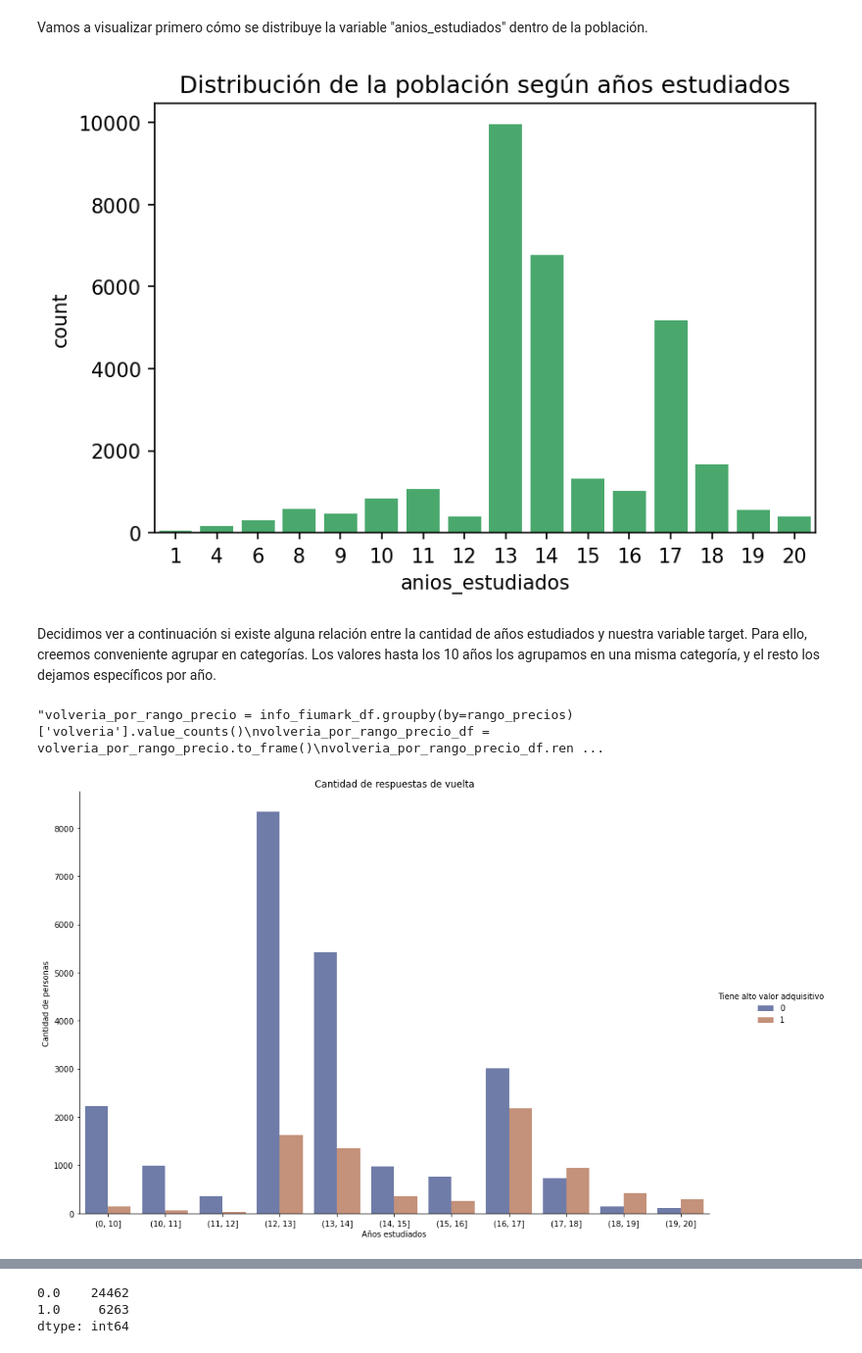
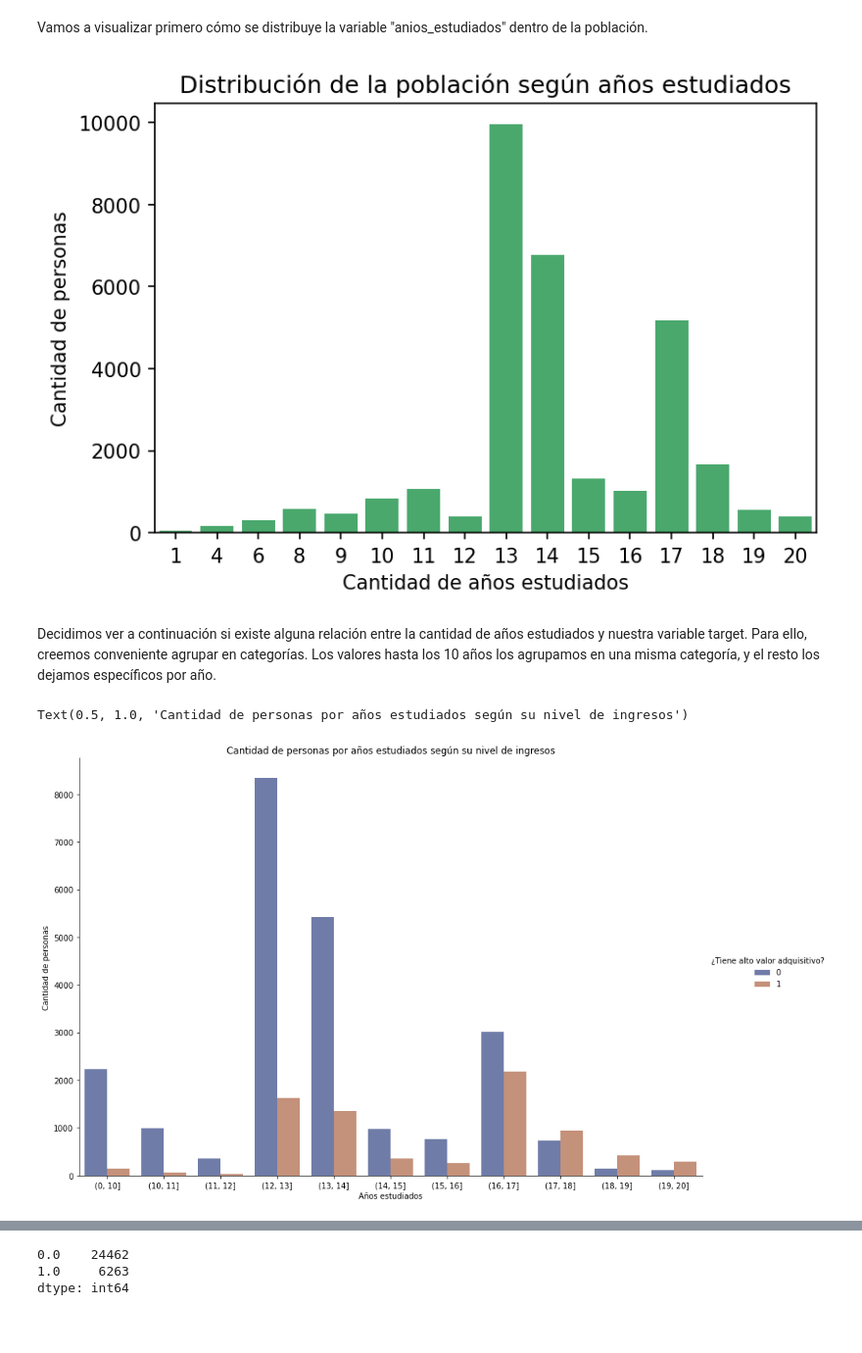
Before and after one commit to MateoCraviotto/Organizacion-de-datos-fiuba-1, a Jupyter notebook: TP1/notebookTp1.ipynb, the cells around one changed output, grey strips where cells are left out. Shown at 98% size. Cells and saved outputs as stored; diff of their text form; code cells hidden in the pictures; blank space fills up the shorter version.

```diff
--- a/TP1/notebookTp1.ipynb
+++ b/TP1/notebookTp1.ipynb
@@ -665,27 +646,29 @@ Vamos a visualizar primero cómo se distribuye la variable "anios_estudiados" de
 plt.figure(dpi=150)
 sns.countplot(data=df, x='anios_estudiados', color=(0.23, 0.72, 0.41))
 plt.title("Distribución de la población según años estudiados")
+plt.xlabel("Cantidad de años estudiados")
+plt.ylabel("Cantidad de personas")
 plt.show()
 # %% [output]
-[figure, old version]
+[figure, new version]
 # %% [markdown]
 Decidimos ver a continuación si existe alguna relación entre la cantidad de años estudiados y nuestra variable target. Para ello, creemos conveniente agrupar en categorías. Los valores hasta los 10 años los agrupamos en una misma categoría, y el resto los dejamos específicos por año.
 # %%
 bins = [0, 10, 11, 12, 13, 14, 15, 16, 17, 18, 19, 20]
 categorias_anios = pd.cut(df['anios_estudiados'], bins=bins)
 
 tipo_ingresos_por_anios_estudiados = df.groupby(by=categorias_anios)['tiene_alto_valor_adquisitivo'].value_counts()
 df_aux = tipo_ingresos_por_anios_estudiados.to_frame()
 df_aux.rename(columns={'tiene_alto_valor_adquisitivo':'Cantidad de personas'},inplace=True)
 df_aux.reset_index(inplace=True)
-df_aux.rename(columns={'tiene_alto_valor_adquisitivo':'Tiene alto valor adquisitivo','anios_estudiados':'Años estudiados'},inplace=True)
+df_aux.rename(columns={'tiene_alto_valor_adquisitivo':'¿Tiene alto valor adquisitivo?','anios_estudiados':'Años estudiados'},inplace=True)
 
 sns.catplot(
     data=df_aux, kind="bar",
-    x="Años estudiados", y="Cantidad de personas", hue="Tiene alto valor adquisitivo",
+    x="Años estudiados", y="Cantidad de personas", hue="¿Tiene alto valor adquisitivo?",
     ci=None, palette="dark", alpha=.6, height=8,aspect=1.5
 )
-plt.title("Cantidad de respuestas de vuelta")
+plt.title("Cantidad de personas por años estudiados según su nivel de ingresos")
 # %% [output]
-"volveria_por_rango_precio = info_fiumark_df.groupby(by=rango_precios)['volveria'].value_counts()\nvolveria_por_rango_precio_df = volveria_por_rango_precio.to_frame()\nvolveria_por_rango_precio_df.ren ...
+Text(0.5, 1.0, 'Cantidad de personas por años estudiados según su nivel de ingresos')
-[figure, old version]
+[figure, new version]
```
Also changed, not shown: parts of 50 cells of this notebook.
